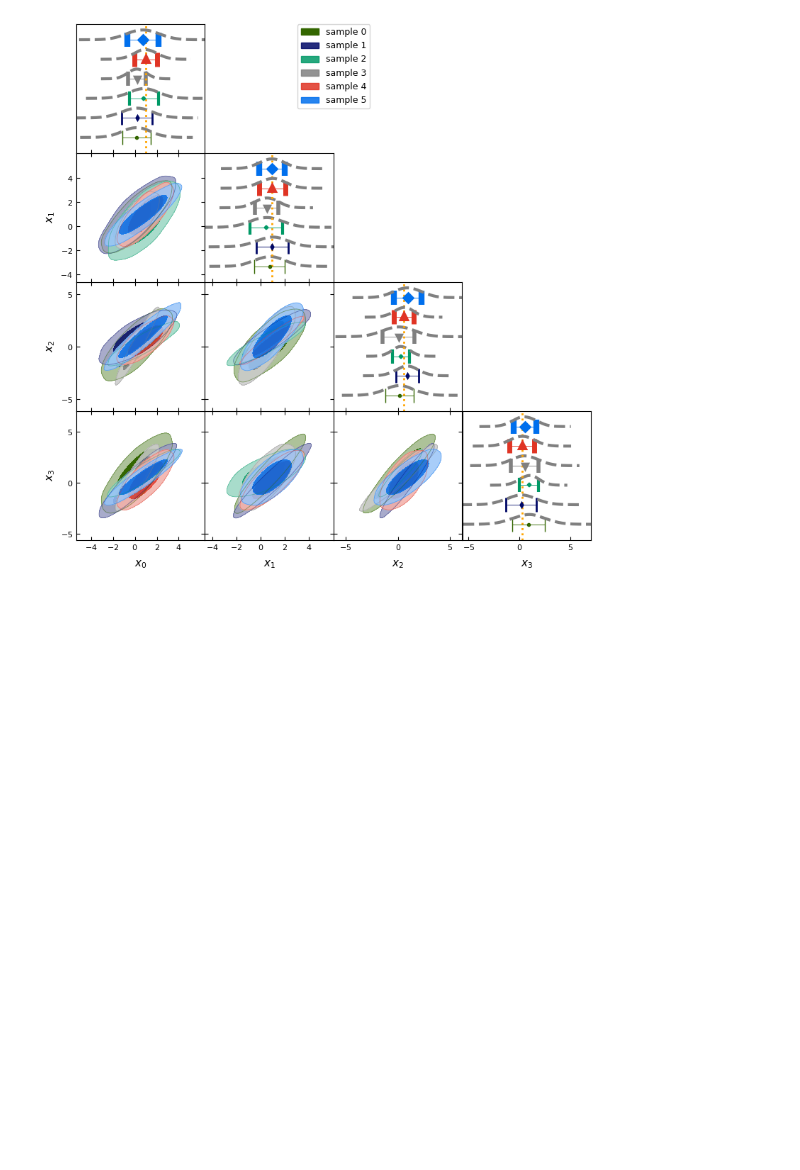
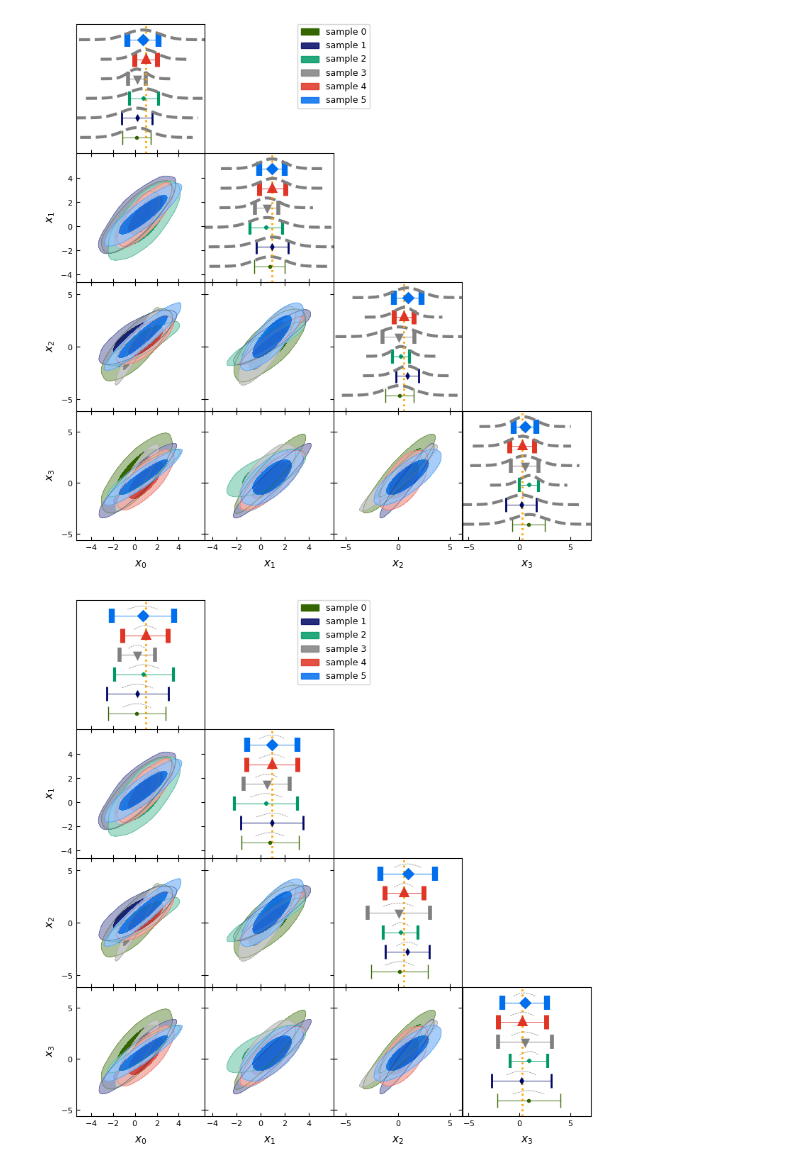
Before and after one commit to benabed/some_jupyter, a Jupyter notebook: wriangle_plot_example.ipynb, the cells around one changed output. Cells and saved outputs as stored; diff of their text form; code cells hidden in the pictures; blank space fills up the shorter version.

```diff
--- a/wriangle_plot_example.ipynb
+++ b/wriangle_plot_example.ipynb
@@ -58,3 +58,13 @@ g.triangle_plot(samples, filled=True, legend_labels = ["sample %d"%i for i in ra
                               "whisker_both":True, "whisker_both_color":"grey", "whisker_both_cut":4,"whisker_both_ls":"--","whisker_both_lw":3})
 # %% [output]
 [figure]
+# %%
+# I want 95% probability whiskers, and only half of the whisker of the distribution plot.
+g.triangle_plot(samples, filled=True, legend_labels = ["sample %d"%i for i in range(len(samples))],
+                diag1d_kwargs={"whisker":True,
+                               "whisker_ref":4,"whisker_ref_lw":2,"whisker_ref_color":"orange","whisker_ref_ls":":",
+                               "whisker_capsize":7,"whisker_mew":[1,2,3,4,5,6],"whisker_marker":["o","d","x","v","^","D"],
+                              "whisker_both":True, "whisker_both_color":"grey", "whisker_both_cut":.5,"whisker_both_ls":"--","whisker_both_lw":.5,
+                              "whisker_fraction":.95})
+# %% [output]
+[figure, added]
```
Also changed, not shown: parts of 1 cell of this notebook.
